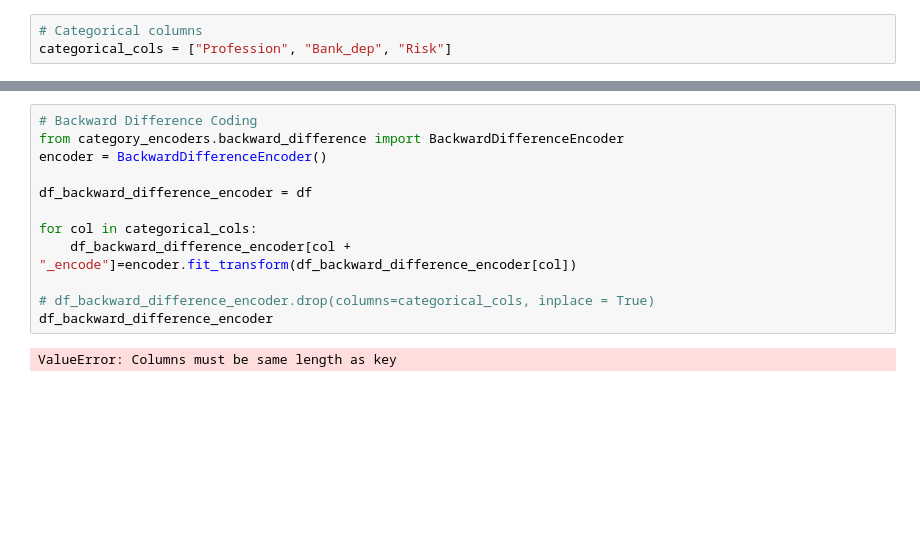
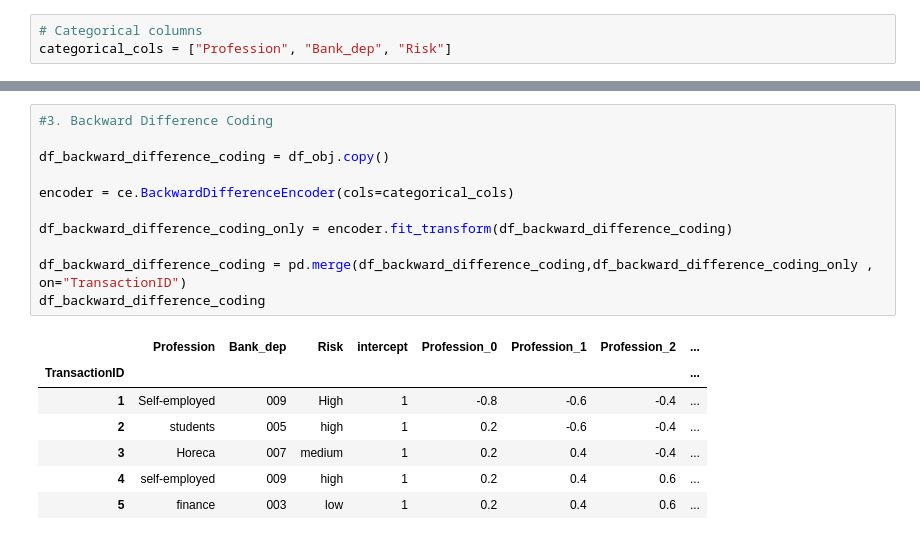
Before and after one commit to eric-martinet/IRONLABS, a Jupyter notebook: Module01/Lab_32_Encoding/main.ipynb, the cells around one changed output, grey strips where cells are left out. Drawn from its saved outputs; the diff is of its cells as text; blank space fills up the shorter version.

```diff
--- a/Module01/Lab_32_Encoding/main.ipynb
+++ b/Module01/Lab_32_Encoding/main.ipynb
@@ -60,14 +75,19 @@ df_label_encoder
 # %%
-# Backward Difference Coding
-from category_encoders.backward_difference import BackwardDifferenceEncoder
-encoder = BackwardDifferenceEncoder()
+#3. Backward Difference Coding
 
-df_backward_difference_encoder = df
+df_backward_difference_coding = df_obj.copy()
 
-for col in categorical_cols:
-    df_backward_difference_encoder[col + "_encode"]=encoder.fit_transform(df_backward_difference_encoder[col])
+encoder = ce.BackwardDifferenceEncoder(cols=categorical_cols)
 
-# df_backward_difference_encoder.drop(columns=categorical_cols, inplace = True)
-df_backward_difference_encoder
+df_backward_difference_coding_only = encoder.fit_transform(df_backward_difference_coding)
+
+df_backward_difference_coding = pd.merge(df_backward_difference_coding,df_backward_difference_coding_only , on="TransactionID")
+df_backward_difference_coding
 # %% [output]
-ValueError: Columns must be same length as key
+|  | Profession | Bank_dep | Risk | intercept | Profession_0 | Profession_1 | Profession_2 | ... |
+| TransactionID |  |  |  |  |  |  |  | ... |
+| 1 | Self-employed | 009 | High | 1 | -0.8 | -0.6 | -0.4 | ... |
+| 2 | students | 005 | high | 1 | 0.2 | -0.6 | -0.4 | ... |
+| 3 | Horeca | 007 | medium | 1 | 0.2 | 0.4 | -0.4 | ... |
+| 4 | self-employed | 009 | high | 1 | 0.2 | 0.4 | 0.6 | ... |
+| 5 | finance | 003 | low | 1 | 0.2 | 0.4 | 0.6 | ... |
```
Also changed, not shown: parts of 7 cells of this notebook.
